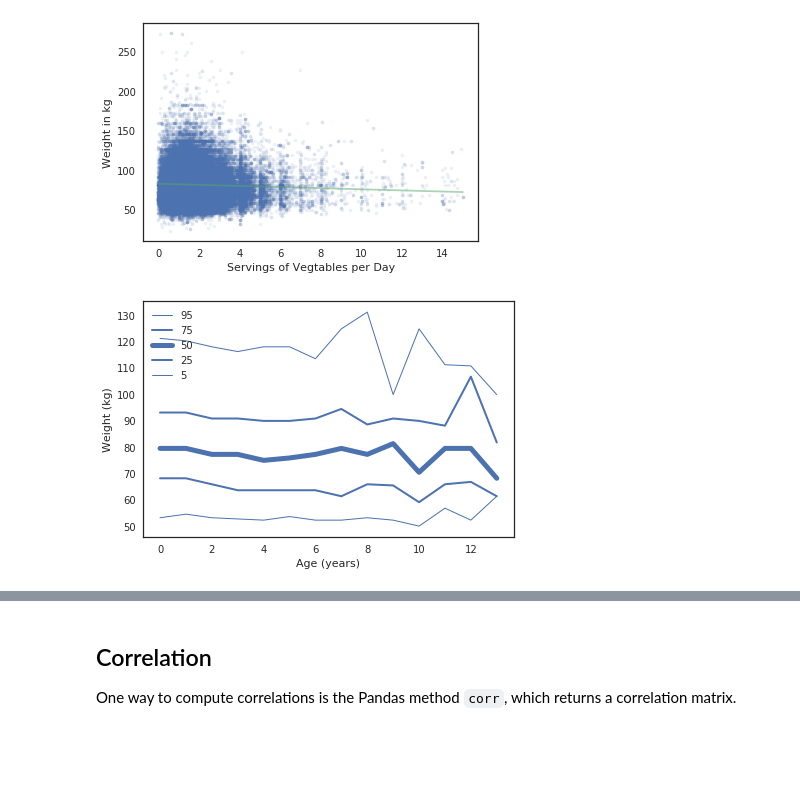
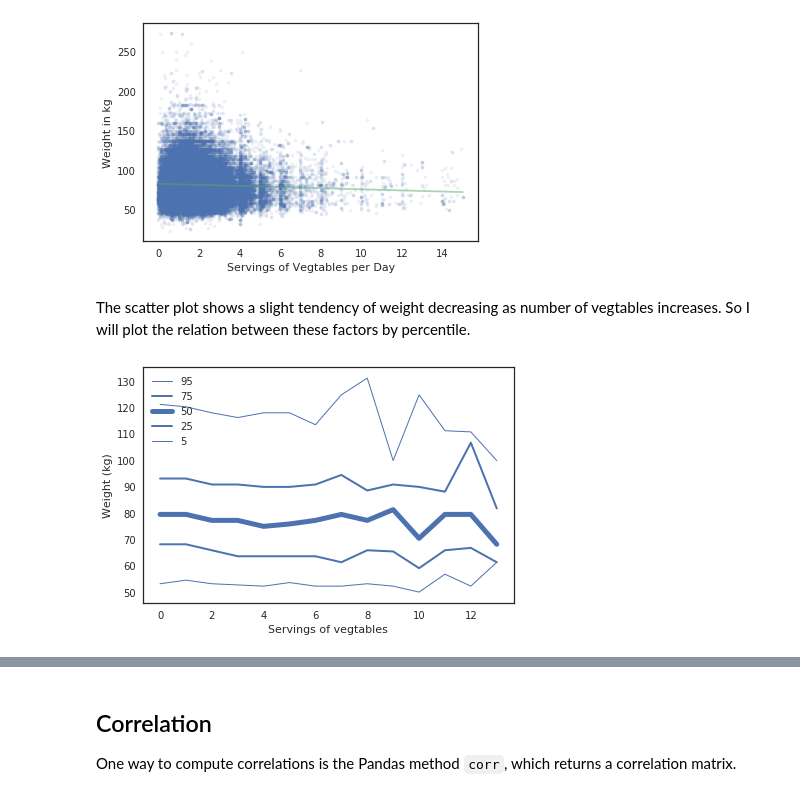
Before and after one commit to ASHSWAN1999/ThinkStats2, a Jupyter notebook: homeworks/homework03.ipynb, the cells around one changed output, grey strips where cells are left out. Cells and saved outputs as stored; diff of their text form; code cells hidden in the pictures; blank space fills up the shorter version.

```diff
--- a/homeworks/homework03.ipynb
+++ b/homeworks/homework03.ipynb
@@ -445,28 +445,30 @@ print(res)
 # %% [output]
 LinregressResult(slope=-0.7033239222718016, intercept=82.69237053896312, rvalue=-0.04335602618034541, pvalue=2.7376126834691902e-36, stderr=0.0558838664857947)
 [figure]
+# %% [markdown]
+The scatter plot shows a slight tendency of weight decreasing as number of vegtables increases. So I will plot the relation between these factors by percentile.
 # %%
 bins = np.arange(0, xs.max(), 1)
 brfss['_VEG_I'] = pd.cut(brfss['_VEGESU1'], bins=bins, labels=bins[:-1]).astype(float)
 xs = grouped.groups.keys()
 
 
 grouped = brfss.groupby('_VEG_I')
 
 res = []
 for name, group in grouped['WTKG3']:
     percentiles = Cdf(group).Percentiles(ps)
     res.append(percentiles)
 
 rows = np.transpose(res)
 
 
 width = [1,2,5,2,1]
 
 for i, qs in enumerate(rows):
     plt.plot(xs, qs, label=ps[i], linewidth=width[i], color='C6')
 
-decorate(xlabel='Age (years)',
+decorate(xlabel='Servings of vegtables',
          ylabel='Weight (kg)')
 # %% [output]
-[figure, old version]
+[figure, new version]
```
Also changed, not shown: parts of 24 cells of this notebook.
